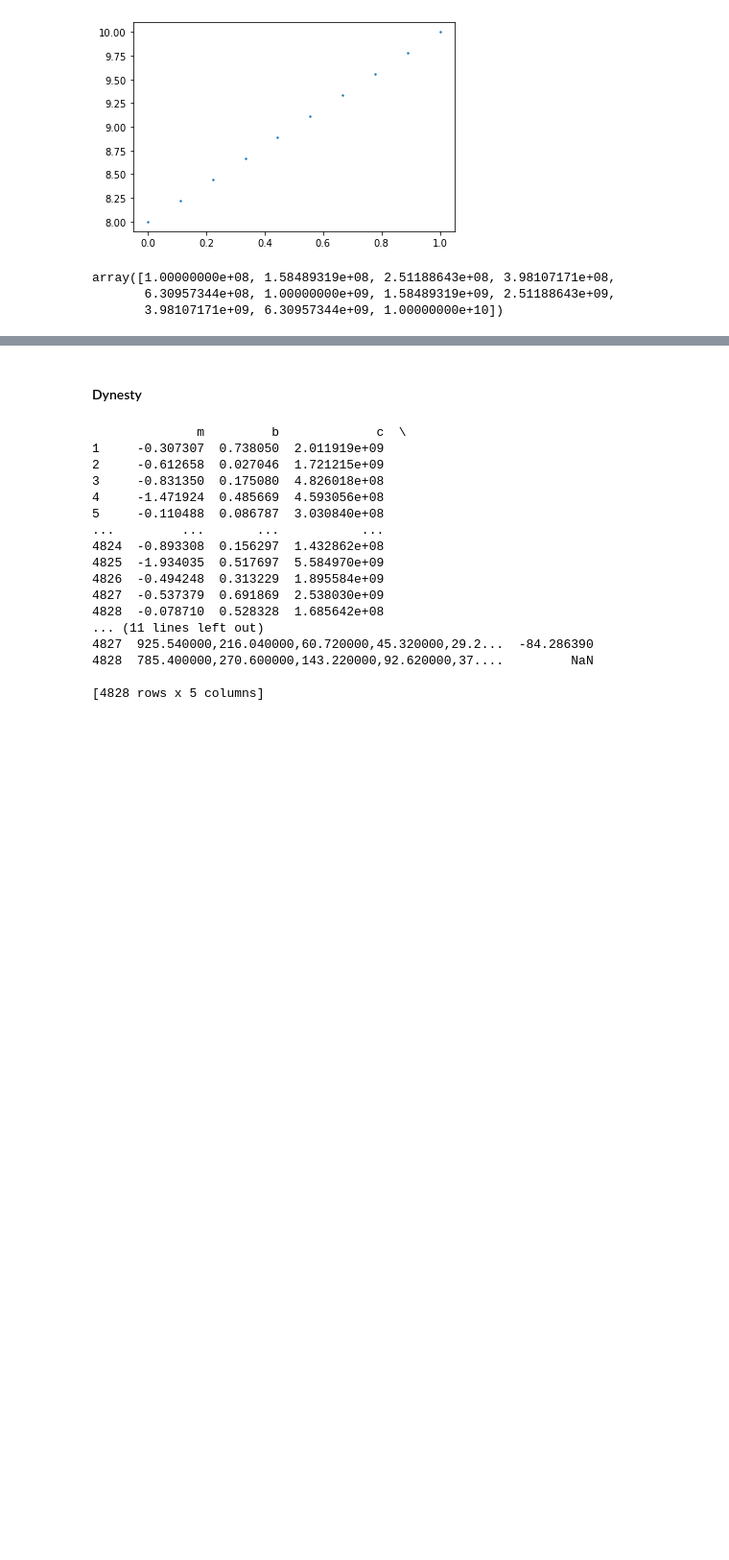
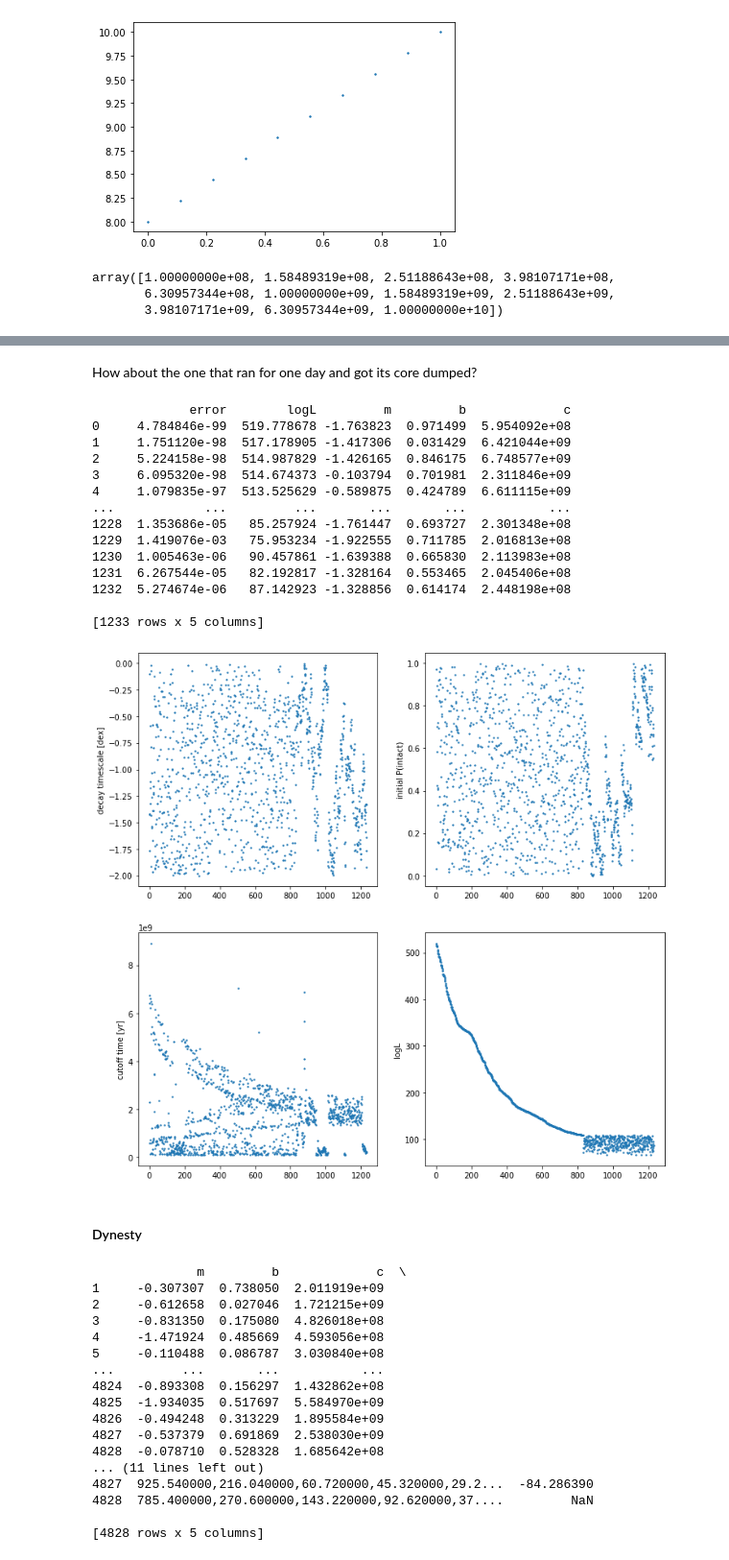
Before and after one commit to exoclam/sculpting, a Jupyter notebook: paper/figures.ipynb, the cells around one changed output, grey strips where cells are left out. Shown at 96% size. Cells and saved outputs as stored; diff of their text form; code cells hidden in the pictures; blank space fills up the shorter version.

```diff
--- a/paper/figures.ipynb
+++ b/paper/figures.ipynb
@@ -367,3 +367,45 @@ plt.show()
+# %% [markdown]
+How about the one that ran for one day and got its core dumped?
+# %%
+multinest_df = pd.read_csv(path+'hipergator/pymultinest_test/test_1_dumped.txt', sep='\s+',
+                           names=['error','logL','m','b','c'])
+print(multinest_df)
+
+fig, axes = plt.subplots(figsize=(12,12))
+ax1 = plt.subplot2grid((2,2), (0,0))
+ax1.scatter(multinest_df.index, multinest_df.m, s=2)
+ax1.set_ylabel('decay timescale [dex]')
+
+ax2 = plt.subplot2grid((2,2), (0,1))
+ax2.scatter(multinest_df.index, multinest_df.b, s=2)
+ax2.set_ylabel('initial P(intact)')
+
+ax3 = plt.subplot2grid((2,2), (1,0))
+ax3.scatter(multinest_df.index, multinest_df.c, s=2)
+ax3.set_ylabel('cutoff time [yr]')
+
+ax4 = plt.subplot2grid((2,2), (1,1))
+ax4.scatter(multinest_df.index, multinest_df.logL, s=2)
+ax4.set_ylabel('logL')
+
+#plt.savefig('posterior_chains_mbc.png', format='png')
+plt.show()
+# %% [output]
+             error        logL         m         b             c
+0     4.784846e-99  519.778678 -1.763823  0.971499  5.954092e+08
+1     1.751120e-98  517.178905 -1.417306  0.031429  6.421044e+09
+2     5.224158e-98  514.987829 -1.426165  0.846175  6.748577e+09
+3     6.095320e-98  514.674373 -0.103794  0.701981  2.311846e+09
+4     1.079835e-97  513.525629 -0.589875  0.424789  6.611115e+09
+...            ...         ...       ...       ...           ...
+1228  1.353686e-05   85.257924 -1.761447  0.693727  2.301348e+08
+1229  1.419076e-03   75.953234 -1.922555  0.711785  2.016813e+08
+1230  1.005463e-06   90.457861 -1.639388  0.665830  2.113983e+08
+1231  6.267544e-05   82.192817 -1.328164  0.553465  2.045406e+08
+1232  5.274674e-06   87.142923 -1.328856  0.614174  2.448198e+08
+
+[1233 rows x 5 columns]
+[figure, added]
 # %% [markdown]
 #### Dynesty
 # %%
```
Also changed, not shown: parts of 1 cell of this notebook, 1 other file.
